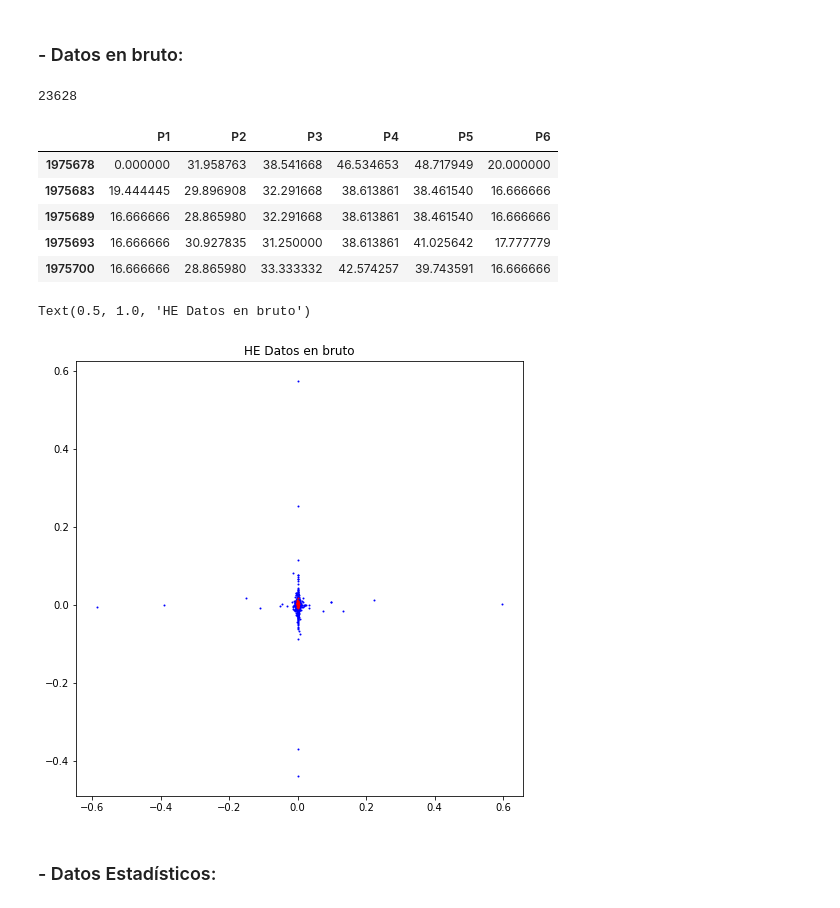
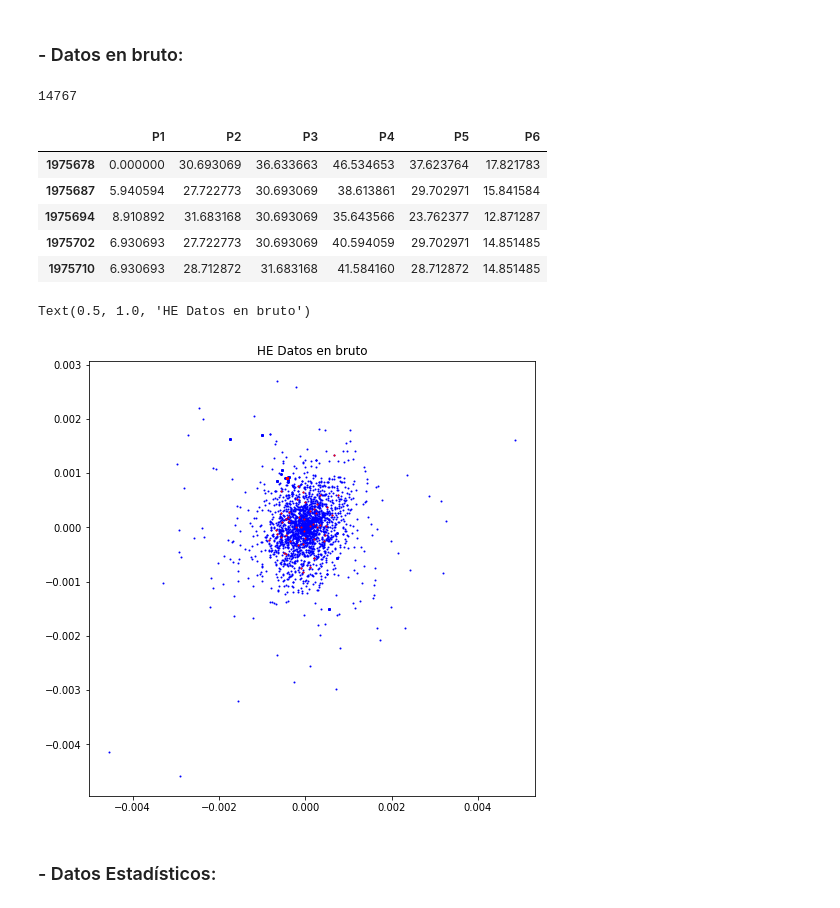
Before and after one commit to aliciaolivaresgil/TFG-SmartBeds, a Jupyter notebook: src/Proyeccion de Datos.ipynb, the cells around one changed output. Drawn from its saved outputs; the diff is of its cells as text; code cells hidden in the pictures.

```diff
--- a/src/Proyeccion de Datos.ipynb
+++ b/src/Proyeccion de Datos.ipynb
@@ -379,3 +430,7 @@ mlle2D = mlle.fit_transform(presionesEstadisticasMLLE)
+# %%
+#cargar datos
+with open('mlleDE.pdd','rb') as f:
+    mlle2D = pk.load(f)
 # %%
 plt.figure(figsize=(8,8))
 
@@ -399,17 +454,17 @@ Text(0.5, 1.0, 'MLLE Datos Estadísticos')
 ### - Datos en bruto:
 # %%
 #Particionar datos:
-tam_particion_HE = 10
+tam_particion_HE = 8
 
 presionesHE = presiones.iloc[0::tam_particion_HE,:]
 print(len(presionesHE))
 presionesHE.head()
 # %% [output]
-23628
+14767
 |  | P1 | P2 | P3 | P4 | P5 | P6 |
-| 1975678 | 0.000000 | 31.958763 | 38.541668 | 46.534653 | 48.717949 | 20.000000 |
-| 1975683 | 19.444445 | 29.896908 | 32.291668 | 38.613861 | 38.461540 | 16.666666 |
-| 1975689 | 16.666666 | 28.865980 | 32.291668 | 38.613861 | 38.461540 | 16.666666 |
-| 1975693 | 16.666666 | 30.927835 | 31.250000 | 38.613861 | 41.025642 | 17.777779 |
-| 1975700 | 16.666666 | 28.865980 | 33.333332 | 42.574257 | 39.743591 | 16.666666 |
+| 1975678 | 0.000000 | 30.693069 | 36.633663 | 46.534653 | 37.623764 | 17.821783 |
+| 1975687 | 5.940594 | 27.722773 | 30.693069 | 38.613861 | 29.702971 | 15.841584 |
+| 1975694 | 8.910892 | 31.683168 | 30.693069 | 35.643566 | 23.762377 | 12.871287 |
+| 1975702 | 6.930693 | 27.722773 | 30.693069 | 40.594059 | 29.702971 | 14.851485 |
+| 1975710 | 6.930693 | 28.712872 | 31.683168 | 41.584160 | 28.712872 | 14.851485 |
 # %%
@@ -418,22 +471,35 @@ from sklearn import manifold
 he = manifold.LocallyLinearEmbedding(n_neighbors = 20, n_components=2, eigen_solver='dense', method='hessian')
 he2D = he.fit_transform(presionesHE)
+# %%
+#guardar resultados
+with open('heDB.pdd','wb') as f:
+    pk.dump(he2D,f)
+# %%
+#cargar datos
+with open('heDB.pdd','rb') as f:
+    he2D = pk.load(f)
 # %%
 plt.figure(figsize=(8,8))
 
 x = he2D[:,0]
 y = he2D[:,1]
 
 target = datosEstadisticosAtaque['target'].values
 target = target[0::tam_particion_HE]
 
-plt.scatter(x,y, s=1, c='b')
+for i in range(len(x)):
+    if x[i] < 0.005 and x[i]>-0.005 and y[i]<0.005 and y[i]>-0.005:
+        plt.scatter(he2D[i,0], he2D[i,1], s=1, c='b')
+
+#plt.scatter(x,y, s=1, c='b')
+
 for i in range(0,len(target)):
     if target[i]:
         plt.scatter(he2D[i,0], he2D[i,1], s=1, c='r')
 plt.title("HE Datos en bruto")
 # %% [output]
 Text(0.5, 1.0, 'HE Datos en bruto')
-[figure, old version]
+[figure, new version]
 # %% [markdown]
 ### - Datos Estadísticos:
 # %%
```
Also changed, not shown: parts of 46 cells of this notebook, 1 other file.
